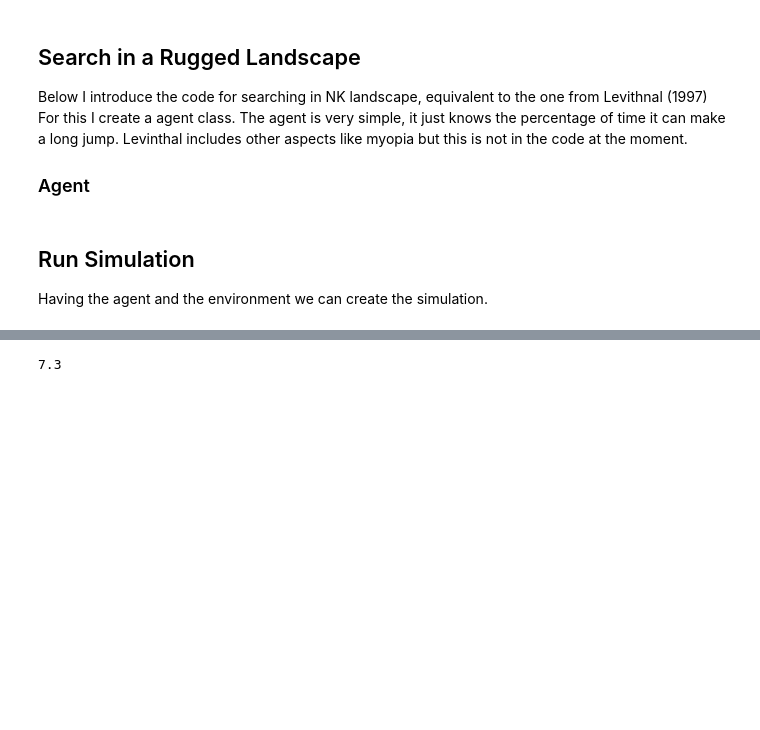
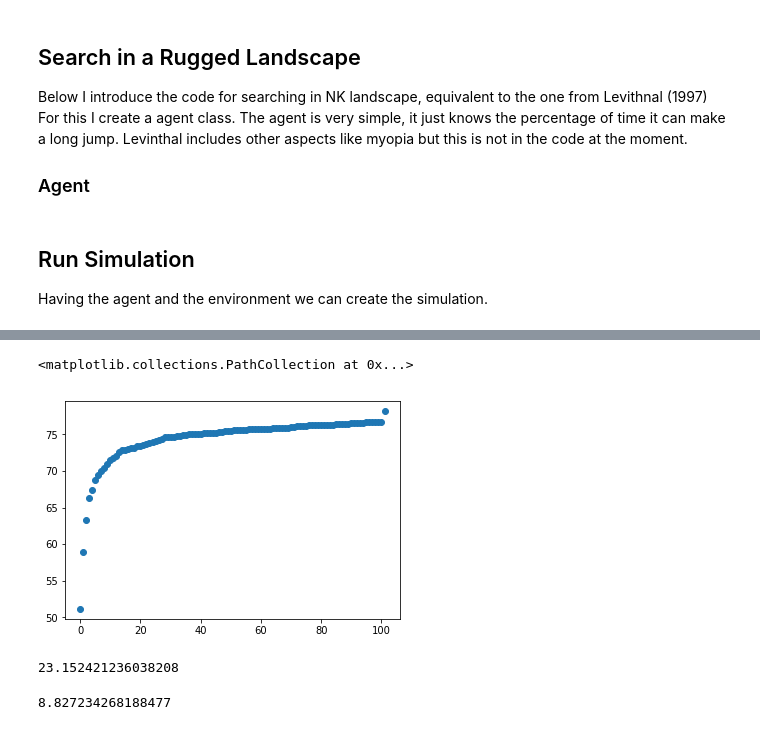
Before and after one commit to jparrieta/nk, a Jupyter notebook: levinthal.ipynb, the cells around one changed output, grey strips where cells are left out. Cells and saved outputs as stored; diff of their text form; code cells hidden in the pictures; blank space fills up the shorter version.

```diff
--- a/levinthal.ipynb
+++ b/levinthal.ipynb
@@ -347,7 +368,18 @@ print(round(time.time()-start_time,1))
+# %%
+plt.scatter(range(num_periods+2), all_payoffs[:num_periods+2])
+# %% [output]
+<matplotlib.collections.PathCollection at 0x...>
+[figure, added]
+# %%
+Environment = landscape(n,k)
+start_time = time.time()
+for i in range(100): Environment.reset() # 90% from cal_lands
+print(time.time()-start_time)
+# %% [output]
+23.152421236038208
 # %%
-import time
 start_time = time.time()
-for i in range(100): Alice.search(lands = Environment.lands, num_periods = num_periods)
-print(round(time.time()-start_time,1))
+for i in range(100): Alice.search(Environment.lands, num_periods)
+print(time.time()-start_time)
 # %% [output]
-7.3
+8.827234268188477
```
Also changed, not shown: parts of 9 cells of this notebook.
